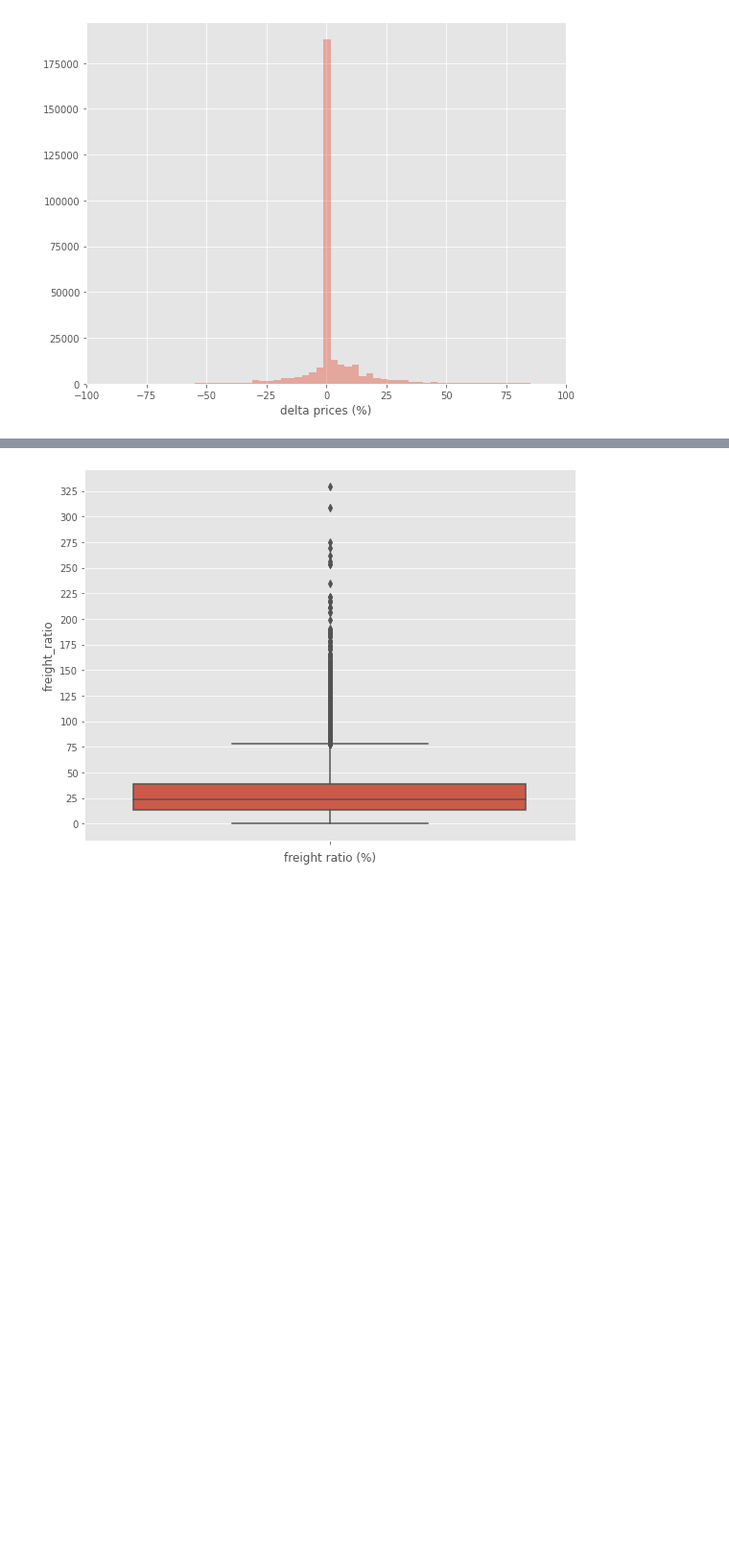
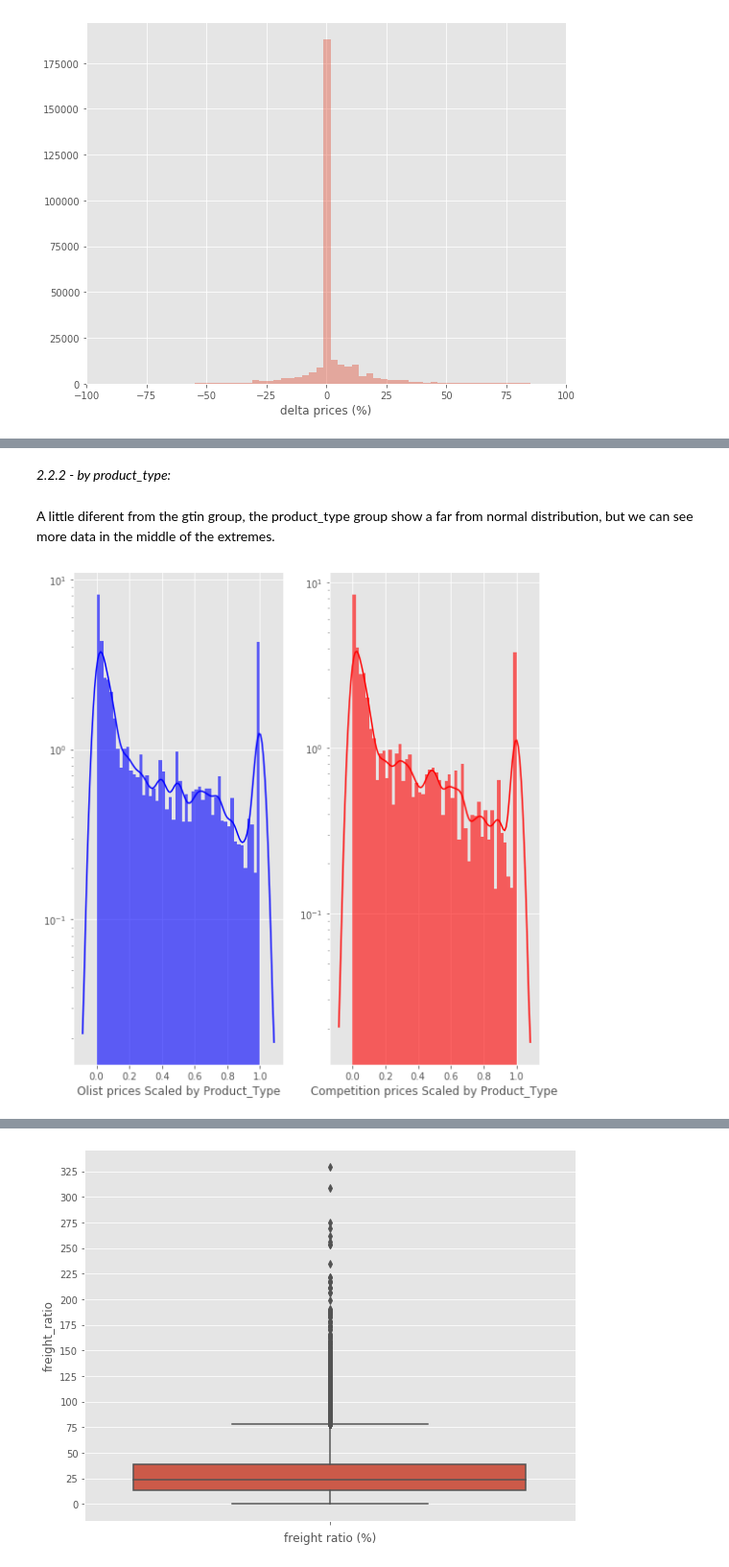
Before and after one commit to ds4a-team4/dynamic-pricing, a Jupyter notebook: EDA/EDA_timeseries.ipynb, the cells around one changed output, grey strips where cells are left out. Shown at 96% size. Cells and saved outputs as stored; diff of their text form; code cells hidden in the pictures; blank space fills up the shorter version.

Commit message:
Include normalisation and seazonality

```diff
--- a/EDA/EDA_timeseries.ipynb
+++ b/EDA/EDA_timeseries.ipynb
@@ -208,0 +255,23 @@ plt.show()
+# %% [markdown]
+*2.2.2 - by product_type:*
+# %% [markdown]
+A little diferent from the gtin group, the product_type group show a far from normal distribution, but we can see more data in the middle of the extremes.
+# %%
+price_sc = df.groupby('product_type').price.transform(lambda x: minmax_scale(x.astype(float)))
+competition_sc = df.groupby('product_type').competition_price.transform(lambda x: minmax_scale(x.astype(float)))
+
+fig, ax = plt.subplots(nrows=1, ncols=2, figsize=(8, 8))
+
+sns.distplot(price_sc, hist=True, kde=True, color='blue', hist_kws=dict(alpha=0.6), ax=ax[0])
+ax[0].set_xlabel("Olist prices Scaled by Product_Type")
+ax[0].set_yscale("log")
+
+sns.distplot(competition_sc, hist=True, kde=True, color='red', hist_kws=dict(alpha=0.6), ax=ax[1])
+ax[1].set_xlabel("Competition prices Scaled by Product_Type")
+ax[1].set_yscale("log")
+
+
+plt.tight_layout()
+plt.show()
+# %% [output]
+[figure, added]
```
Also changed, not shown: parts of 53 cells of this notebook.
